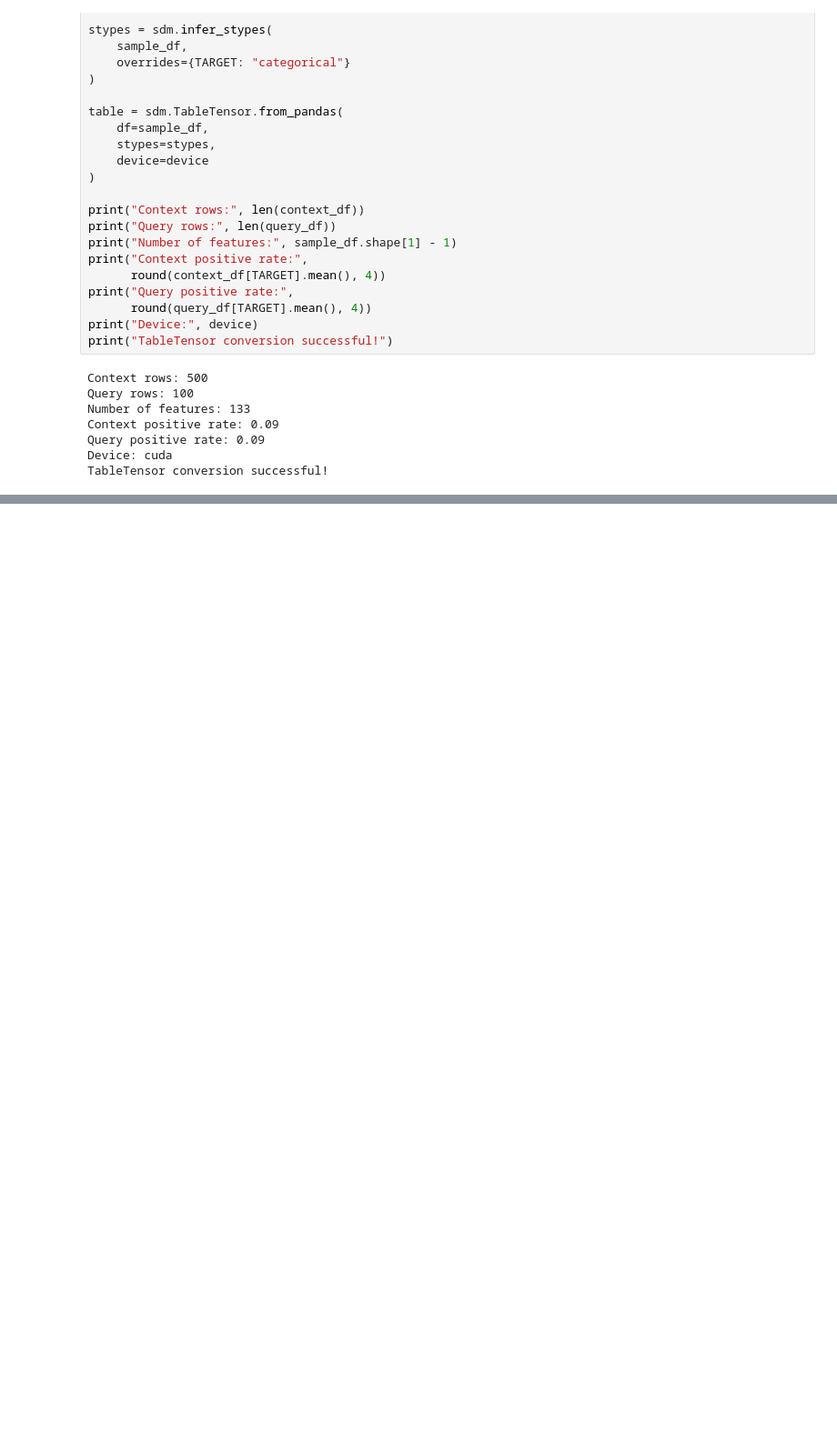
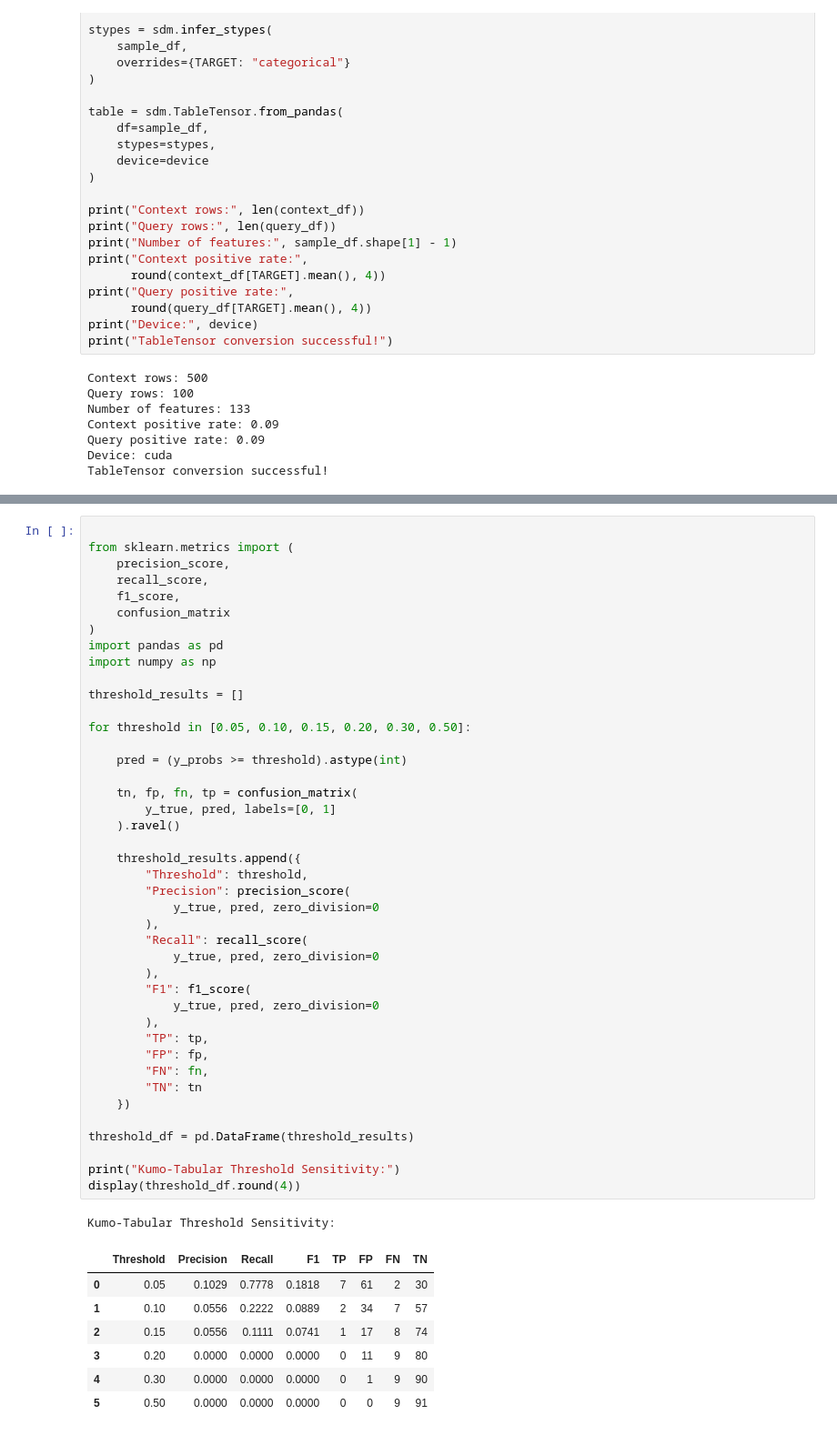
Before and after one commit to bahaali273/COMP9170-Hospital-Readmission, a Jupyter notebook: notebooks/03_kumo_tabular.ipynb, the cells around one changed output, grey strips where cells are left out. Shown at 91% size. Saved outputs shown, nothing was run; the diff lists cells and outputs as text; blank space fills up the shorter version.

```diff
--- a/notebooks/03_kumo_tabular.ipynb
+++ b/notebooks/03_kumo_tabular.ipynb
@@ -222,0 +549,51 @@ TableTensor conversion successful!
+# %%
+
+from sklearn.metrics import (
+    precision_score,
+    recall_score,
+    f1_score,
+    confusion_matrix
+)
+import pandas as pd
+import numpy as np
+
+threshold_results = []
+
+for threshold in [0.05, 0.10, 0.15, 0.20, 0.30, 0.50]:
+
+    pred = (y_probs >= threshold).astype(int)
+
+    tn, fp, fn, tp = confusion_matrix(
+        y_true, pred, labels=[0, 1]
+    ).ravel()
+
+    threshold_results.append({
+        "Threshold": threshold,
+        "Precision": precision_score(
+            y_true, pred, zero_division=0
+        ),
+        "Recall": recall_score(
+            y_true, pred, zero_division=0
+        ),
+        "F1": f1_score(
+            y_true, pred, zero_division=0
+        ),
+        "TP": tp,
+        "FP": fp,
+        "FN": fn,
+        "TN": tn
+    })
+
+threshold_df = pd.DataFrame(threshold_results)
+
+print("Kumo-Tabular Threshold Sensitivity:")
+display(threshold_df.round(4))
+# %% [output]
+Kumo-Tabular Threshold Sensitivity:
+|  | Threshold | Precision | Recall | F1 | TP | FP | FN | TN |
+| 0 | 0.05 | 0.1029 | 0.7778 | 0.1818 | 7 | 61 | 2 | 30 |
+| 1 | 0.10 | 0.0556 | 0.2222 | 0.0889 | 2 | 34 | 7 | 57 |
+| 2 | 0.15 | 0.0556 | 0.1111 | 0.0741 | 1 | 17 | 8 | 74 |
+| 3 | 0.20 | 0.0000 | 0.0000 | 0.0000 | 0 | 11 | 9 | 80 |
+| 4 | 0.30 | 0.0000 | 0.0000 | 0.0000 | 0 | 1 | 9 | 90 |
+| 5 | 0.50 | 0.0000 | 0.0000 | 0.0000 | 0 | 0 | 9 | 91 |
```
Also changed, not shown: parts of 21 cells of this notebook.
